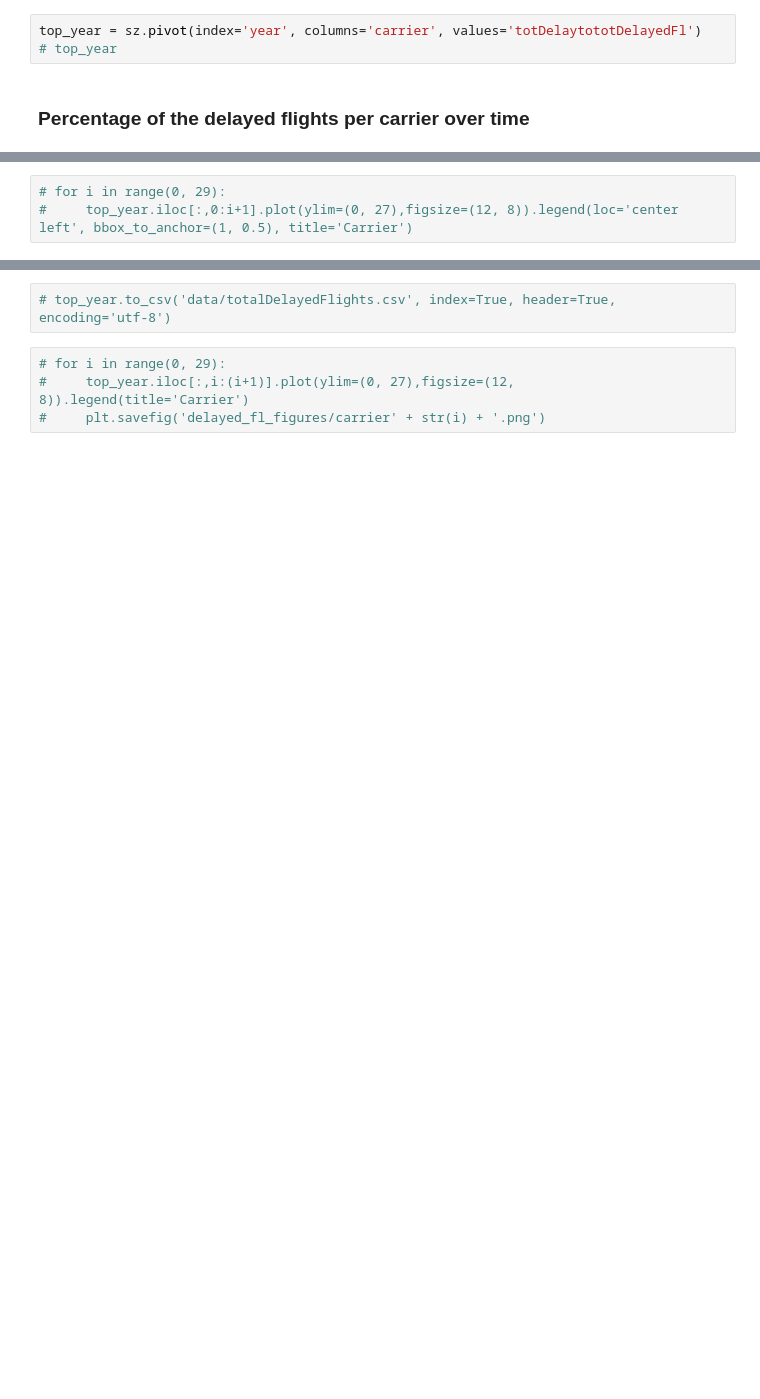
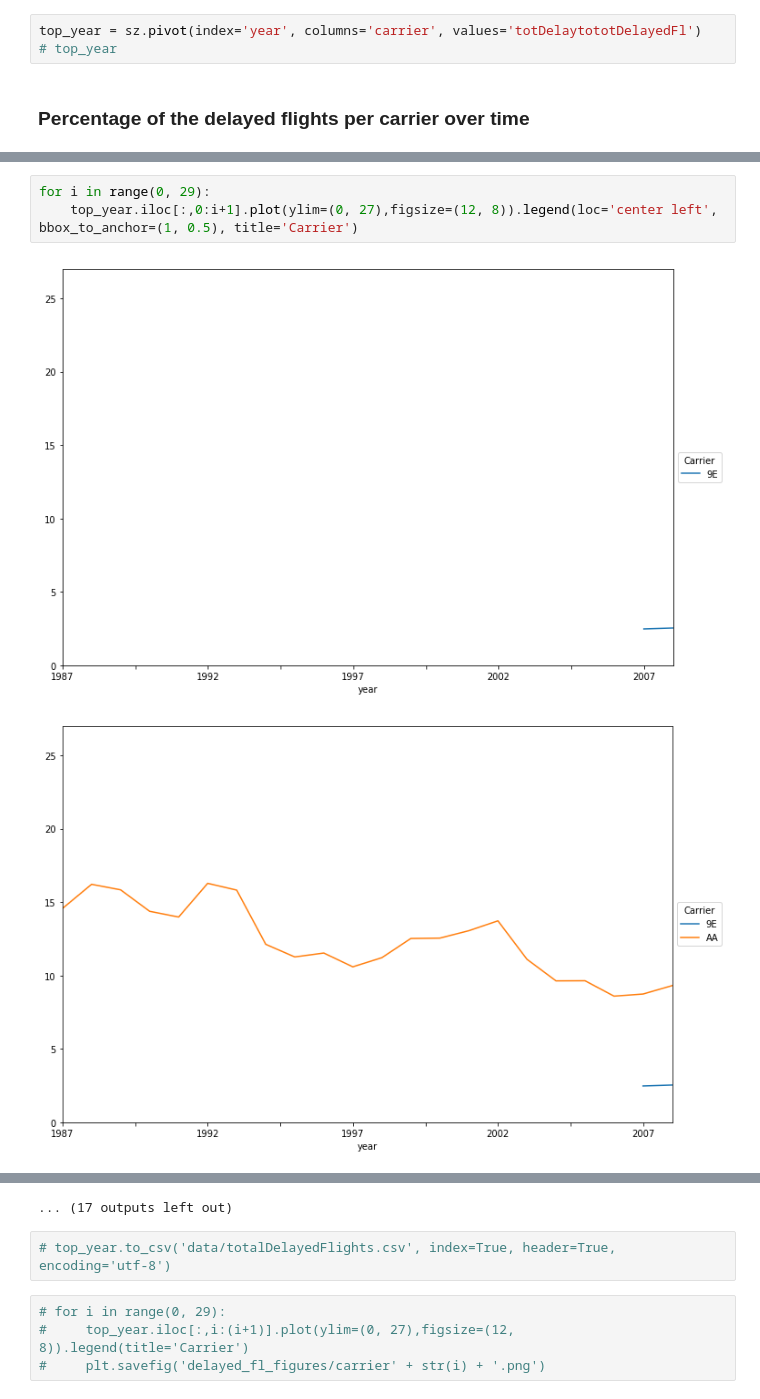
Before and after one commit to Mariliad/airline_statistics, a Jupyter notebook: python/Delayed_flights_per_carrier_over_time.ipynb, the cells around one changed output, grey strips where cells are left out. Drawn from its saved outputs; the diff is of its cells as text; blank space fills up the shorter version.

Commit message:
Add extra plots

```diff
--- a/python/Delayed_flights_per_carrier_over_time.ipynb
+++ b/python/Delayed_flights_per_carrier_over_time.ipynb
@@ -121,4 +116,7 @@ for i in range(0, 29):
 ... (17 outputs left out)
 # %%
-# for i in range(0, 29):
-#     top_year.iloc[:,0:i+1].plot(ylim=(0, 27),figsize=(12, 8)).legend(loc='center left', bbox_to_anchor=(1, 0.5), title='Carrier')
+for i in range(0, 29):
+    top_year.iloc[:,0:i+1].plot(ylim=(0, 27),figsize=(12, 8)).legend(loc='center left', bbox_to_anchor=(1, 0.5), title='Carrier')
+# %% [output]
+[figure, added]
+[figure, added]
@@ -125,3 +133,4 @@ for i in range(0, 29):
+... (17 outputs left out)
 # %%
 # top_year.to_csv('data/totalDelayedFlights.csv', index=True, header=True, encoding='utf-8')
 # %%
```
Also changed, not shown: parts of 8 cells of this notebook, 1 other file.
